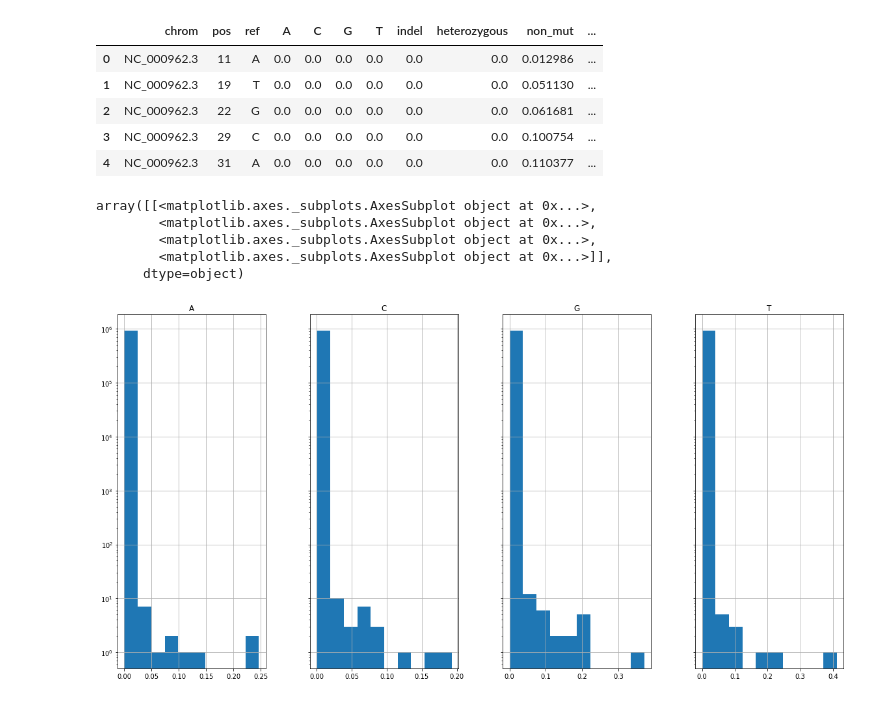
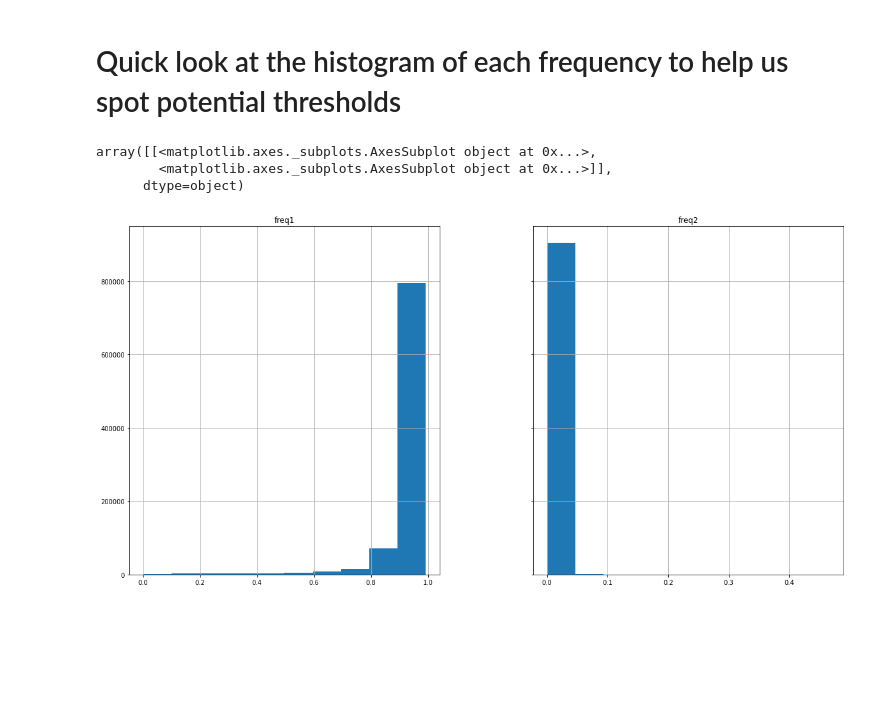
Before and after one commit to iqbal-lab-org/allele-freq, a Jupyter notebook: frequency.ipynb, the cells around one changed output. Drawn from its saved outputs; the diff is of its cells as text; code cells hidden in the pictures; blank space fills up the shorter version.

Commit message:
New frequency exploration from new frequency result

```diff
--- a/frequency.ipynb
+++ b/frequency.ipynb
@@ -1,6 +3,6 @@
 # %%
 import pandas as pd
 
-counts = pd.read_csv('variant_counts.csv')
-counts.head()
+counts = pd.read_csv('freq.tsv', sep='\t')
+counts
 # %% [output]
@@ -27,25 +22,9 @@ array([8625])
-# %%
-# Make frequency (relative to total number of samples) table
-
-freq = counts.copy()
-for key in ['A','C','G','T','indel','heterozygous','non_mut','null']:
-    freq[key] = freq[key] / s[0]
-freq.head()
-# %% [output]
-|  | chrom | pos | ref | A | C | G | T | indel | heterozygous | non_mut | ... |
-| 0 | NC_000962.3 | 11 | A | 0.0 | 0.0 | 0.0 | 0.0 | 0.0 | 0.0 | 0.012986 | ... |
-| 1 | NC_000962.3 | 19 | T | 0.0 | 0.0 | 0.0 | 0.0 | 0.0 | 0.0 | 0.051130 | ... |
-| 2 | NC_000962.3 | 22 | G | 0.0 | 0.0 | 0.0 | 0.0 | 0.0 | 0.0 | 0.061681 | ... |
-| 3 | NC_000962.3 | 29 | C | 0.0 | 0.0 | 0.0 | 0.0 | 0.0 | 0.0 | 0.100754 | ... |
-| 4 | NC_000962.3 | 31 | A | 0.0 | 0.0 | 0.0 | 0.0 | 0.0 | 0.0 | 0.110377 | ... |
+# %% [markdown]
+# Quick look at the histogram of each frequency to help us spot potential thresholds
 # %%
-# Freq histogram
-
-freq.hist(column=['A','C','G','T'], sharey=True, layout=(1, 4), figsize=(20,10), log=True)
+counts.hist(column=['freq1', 'freq2'], sharey=True, layout=(1, 2), figsize=(20, 10))
 # %% [output]
 array([[<matplotlib.axes._subplots.AxesSubplot object at 0x...>,
-        <matplotlib.axes._subplots.AxesSubplot object at 0x...>,
-        <matplotlib.axes._subplots.AxesSubplot object at 0x...>,
         <matplotlib.axes._subplots.AxesSubplot object at 0x...>]],
       dtype=object)
-[figure, old version]
+[figure, new version]
```
Also changed, not shown: parts of 13 cells of this notebook, 1 other file.
